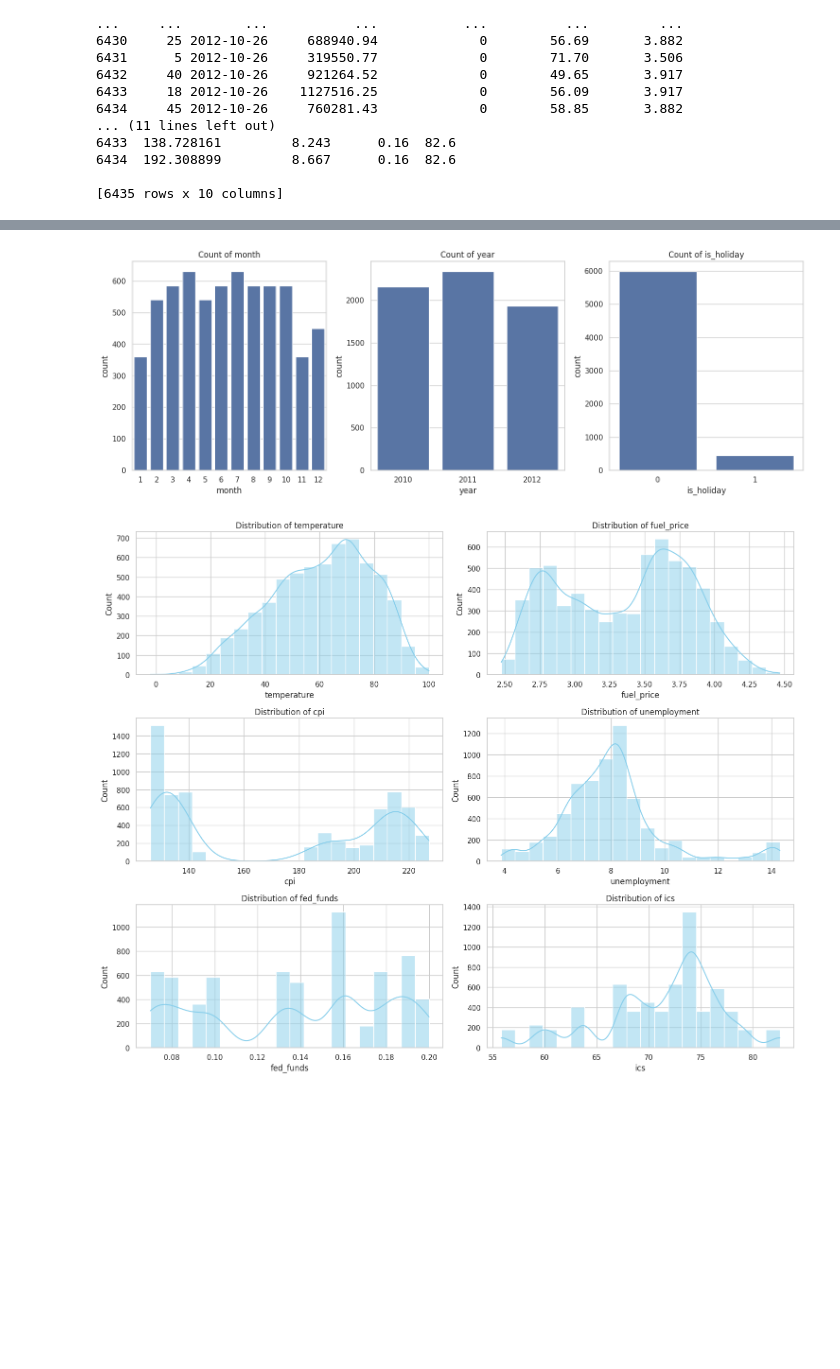
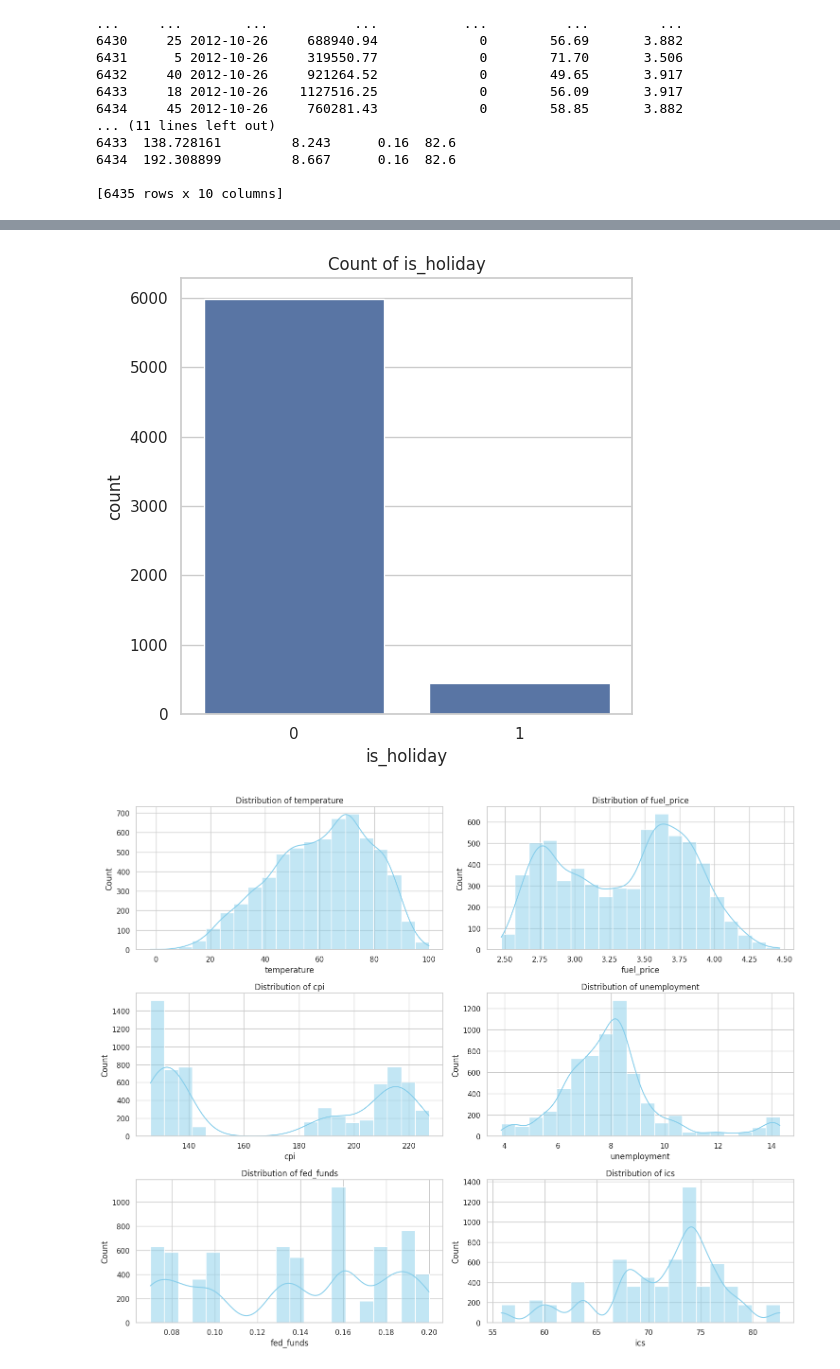
Before and after one commit to random-logic/Demand-Forecast, a Jupyter notebook: src/EDA.ipynb, the cells around one changed output, grey strips where cells are left out. Saved outputs shown, nothing was run; the diff lists cells and outputs as text; code cells hidden in the pictures; blank space fills up the shorter version.

```diff
--- a/src/EDA_Dylan.ipynb
+++ b/src/EDA.ipynb
@@ -73,21 +73,15 @@ print(df)
 
 [6435 rows x 10 columns]
 # %%
-# Feature engineering: split date into month and year
-df['Month'] = df['Date'].dt.month.astype('int64')
-df['Year'] = df['Date'].dt.year.astype('int64')
-df.drop('Date', axis=1, inplace=True)
-
 # Reorder columns for clarity
-df = df[['Store', 'Month', 'Year', 'Holiday_Flag', 'Temperature', 'Fuel_Price',
+df = df[['Store', 'Date', 'Holiday_Flag', 'Temperature', 'Fuel_Price',
          'CPI', 'Unemployment', 'FedFunds', 'ICS', 'Weekly_Sales']]
 
 # Rename columns for clarity
-df.columns = ['store_id', 'month', 'year', 'is_holiday', 'temperature',
+df.columns = ['store_id', 'date', 'is_holiday', 'temperature',
               'fuel_price', 'cpi', 'unemployment', 'fed_funds', 'ics', 'weekly_sales']
 
 print(df.info())
-df.to_csv("../dataset/combined_dataset.csv", index=False)
 # %% [output]
 <class 'pandas.core.frame.DataFrame'>
 RangeIndex: 6435 entries, 0 to 6434
@@ -111,34 +104,34 @@ None
 # %%
 # Set the plot style
 sns.set_theme(style="whitegrid")
 
 # Categorical variables
-categorical_features = ['month', 'year', 'is_holiday']
+categorical_features = ['is_holiday']
 
 # Numerical variables
 numerical_features = ['temperature', 'fuel_price', 'cpi', 'unemployment', 'fed_funds', 'ics']
 
 # Distributions of categorical features (bar plots)
 plt.figure(figsize=(15, 10))
 for i, feature in enumerate(categorical_features, 1):
     plt.subplot(2, 3, i)  # 2 rows, 3 columns of subplots
     sns.countplot(x=feature, data=df)
     plt.title(f'Count of {feature}')
     plt.tight_layout()
 
 plt.show()
 
 # Distributions of numerical features (histograms + KDE)
 plt.figure(figsize=(15, 12))
 for i, feature in enumerate(numerical_features, 1):
     plt.subplot(3, 2, i)  # 3 rows, 2 columns of subplots
     sns.histplot(df[feature], kde=True, color='skyblue', bins=20)
     plt.title(f'Distribution of {feature}')
     plt.tight_layout()
 
 plt.show()
 # %% [output]
-[figure, old version]
+[figure, new version]
 [figure]
 # %%
 # Feature vs target: Box plots for categorical features vs 'weekly_sales'
```
Also changed, not shown: parts of 3 cells of this notebook, 4 other files.
